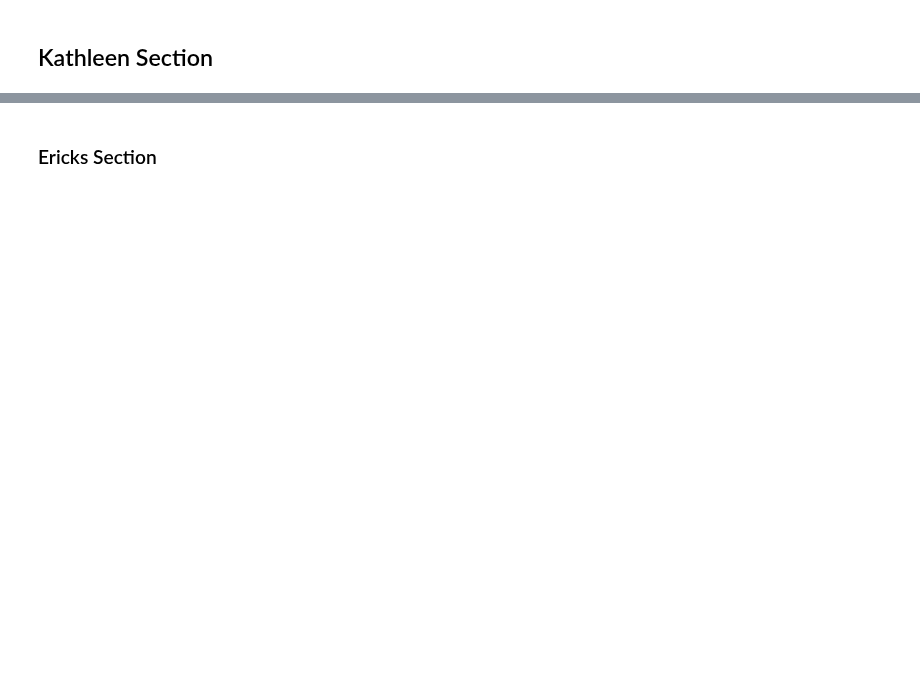
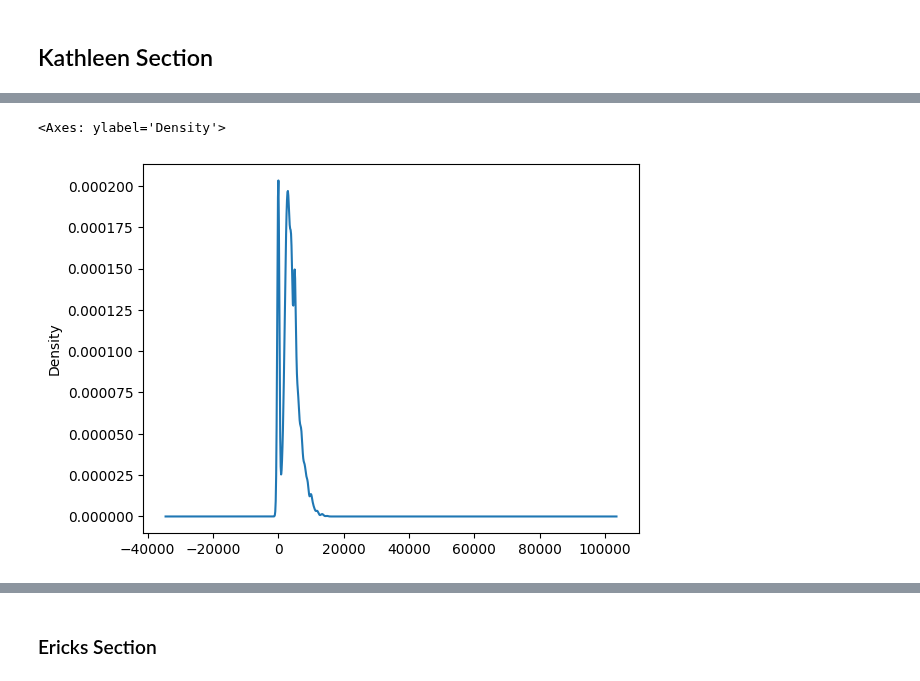
Before and after one commit to kd365/faafall22, a Jupyter notebook: cleaning.ipynb, the cells around one changed output, grey strips where cells are left out. Drawn from its saved outputs; the diff is of its cells as text; code cells hidden in the pictures; blank space fills up the shorter version.

```diff
--- a/cleaning.ipynb
+++ b/cleaning.ipynb
@@ -898,3 +972,6 @@ col_metrics(ntsb_1, col='rwy_len')
 # %%
-ntsb_1['rwy_len'].plot(kind='kde')
+ntsb_2['rwy_len'].plot(kind='kde')
+# %% [output]
+<Axes: ylabel='Density'>
+[figure, added]
 # %%
```
Also changed, not shown: parts of 61 cells of this notebook.
